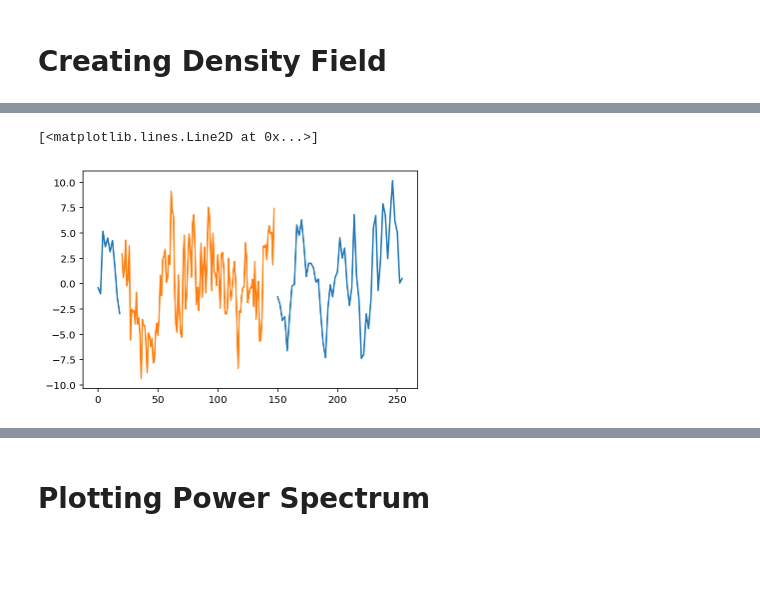
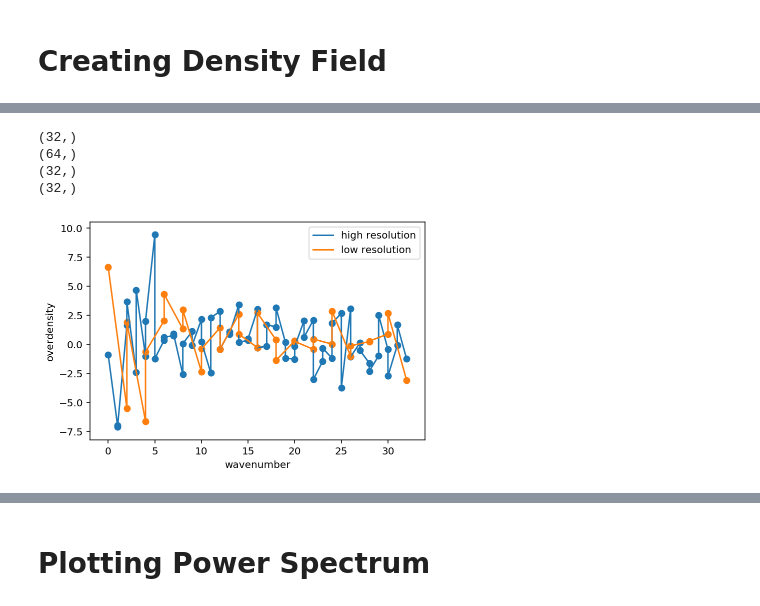
Before and after one commit to calvinosinga/astr615_project, a Jupyter notebook: tools/toy_implementation/project.ipynb, the cells around one changed output, grey strips where cells are left out. Cells and saved outputs as stored; diff of their text form; code cells hidden in the pictures; blank space fills up the shorter version.

```diff
--- a/tools/toy_implementation/project.ipynb
+++ b/tools/toy_implementation/project.ipynb
@@ -43,7 +43,28 @@ lowmasked = np.ma.fix_invalid(low, mask=low_pixelmasked.mask)
 # %%
-#TODO: make it into one array
-plt.plot(low_pixelmasked, lowmasked, label = 'low')
-plt.plot(high_pixel, high, label='high')
+# #TODO: make it into one array
+# plt.plot(low_pixelmasked, lowmasked, label = 'low resolution')
+# plt.plot(high_pixel, high, label='high resolution')
-# %% [output]
-[<matplotlib.lines.Line2D at 0x...>]
-[figure, removed]
+# %%
+# same plot in Fourier space
+klow, khi =test._get_ks()
+lowfs = low.in_fourier_space()
+hifs = high.in_fourier_space()
+plt.plot(khi, hifs, label="high resolution")
+plt.plot(klow, lowfs, label="low resolution")
+plt.scatter(khi, hifs)
+plt.scatter(klow, lowfs)
+
+plt.legend()
+plt.xlabel("wavenumber")
+plt.ylabel("overdensity")
+plt.savefig("wavenumberIC.png")
+print(klow.shape)
+print(khi.shape)
+print(low.shape)
+print(lowfs.shape)
+# %% [output]
+(32,)
+(64,)
+(32,)
+(32,)
+[figure, added]
```
Also changed, not shown: parts of 11 cells of this notebook, 3 other files.
